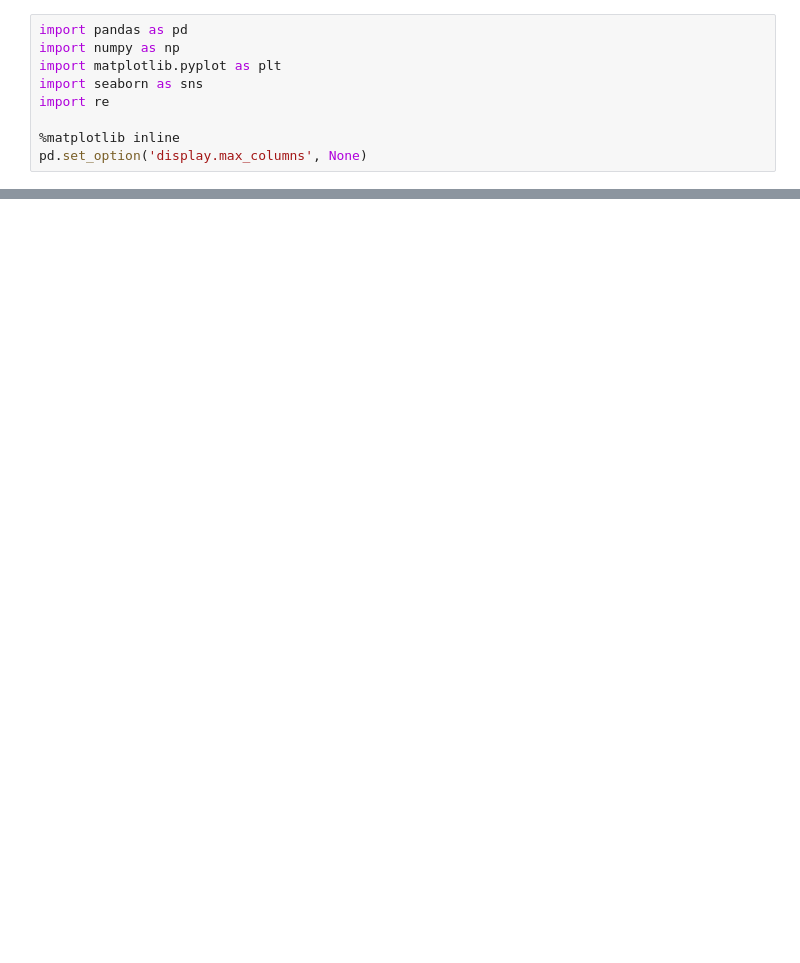
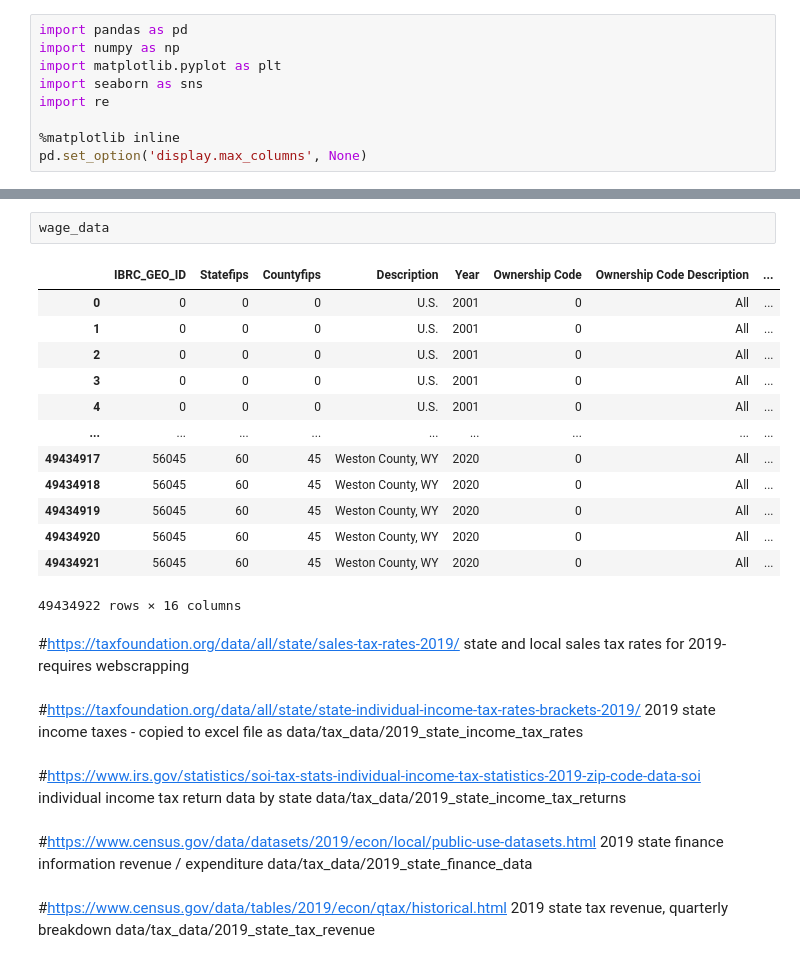
Before and after one commit to nelson-aaron-j/DeathAndTaxesProject, a Jupyter notebook: capstone.ipynb, the cells around one changed output, grey strips where cells are left out. Cells and saved outputs as stored; diff of their text form; blank space fills up the shorter version.

```diff
--- a/capstone.ipynb
+++ b/capstone.ipynb
@@ -116,0 +70,31 @@ pop_data.tail(40)
+# %%
+wage_data
+# %% [output]
+|  | IBRC_GEO_ID | Statefips | Countyfips | Description | Year | Ownership Code | Ownership Code Description | ... |
+| 0 | 0 | 0 | 0 | U.S. | 2001 | 0 | All | ... |
+| 1 | 0 | 0 | 0 | U.S. | 2001 | 0 | All | ... |
+| 2 | 0 | 0 | 0 | U.S. | 2001 | 0 | All | ... |
+| 3 | 0 | 0 | 0 | U.S. | 2001 | 0 | All | ... |
+| 4 | 0 | 0 | 0 | U.S. | 2001 | 0 | All | ... |
+| ... | ... | ... | ... | ... | ... | ... | ... | ... |
+| 49434917 | 56045 | 60 | 45 | Weston County, WY | 2020 | 0 | All | ... |
+| 49434918 | 56045 | 60 | 45 | Weston County, WY | 2020 | 0 | All | ... |
+| 49434919 | 56045 | 60 | 45 | Weston County, WY | 2020 | 0 | All | ... |
+| 49434920 | 56045 | 60 | 45 | Weston County, WY | 2020 | 0 | All | ... |
+| 49434921 | 56045 | 60 | 45 | Weston County, WY | 2020 | 0 | All | ... |
+49434922 rows × 16 columns
+# %% [markdown]
+#https://taxfoundation.org/data/all/state/sales-tax-rates-2019/
+state and local sales tax rates for 2019- requires webscrapping
+# %% [markdown]
+#https://taxfoundation.org/data/all/state/state-individual-income-tax-rates-brackets-2019/
+2019 state income taxes - copied to excel file as  data/tax_data/2019_state_income_tax_rates
+# %% [markdown]
+#https://www.irs.gov/statistics/soi-tax-stats-individual-income-tax-statistics-2019-zip-code-data-soi
+individual income tax return data by state data/tax_data/2019_state_income_tax_returns
+# %% [markdown]
+#https://www.census.gov/data/datasets/2019/econ/local/public-use-datasets.html
+2019 state finance information revenue / expenditure data/tax_data/2019_state_finance_data
+# %% [markdown]
+#https://www.census.gov/data/tables/2019/econ/qtax/historical.html
+2019 state tax revenue, quarterly breakdown data/tax_data/2019_state_tax_revenue
```
Also changed, not shown: parts of 14 cells of this notebook, 4 other files.
